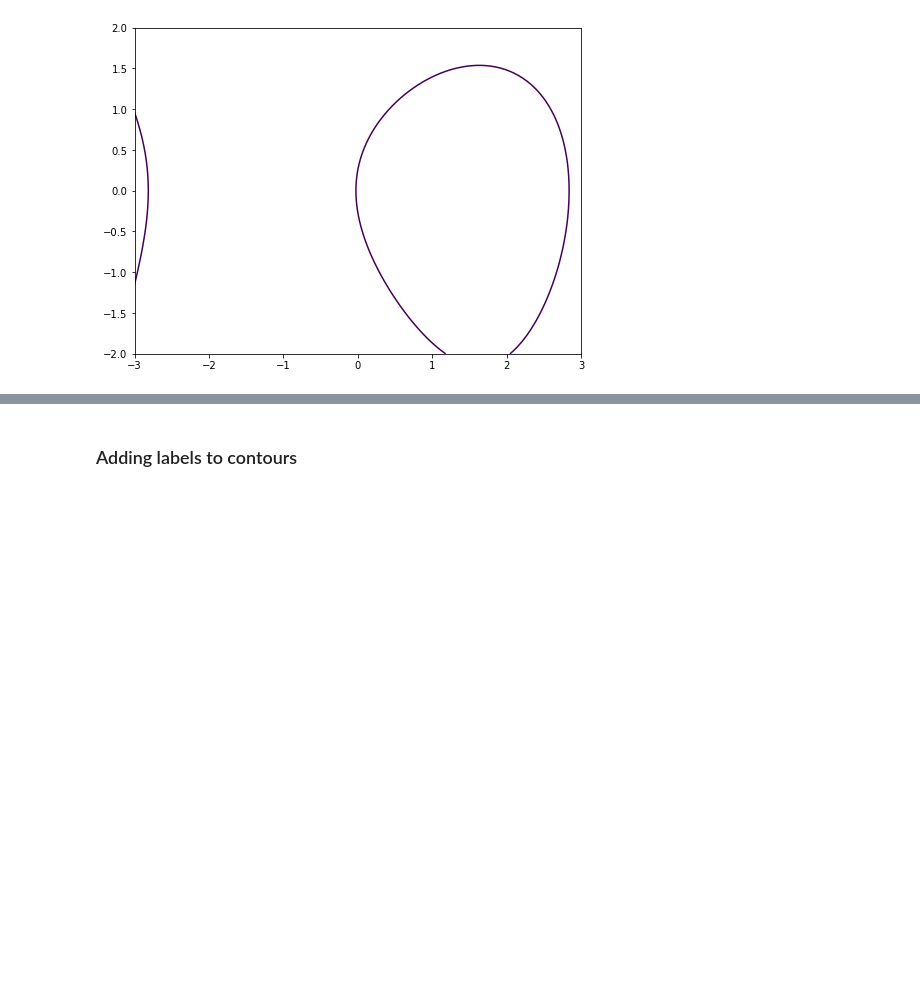
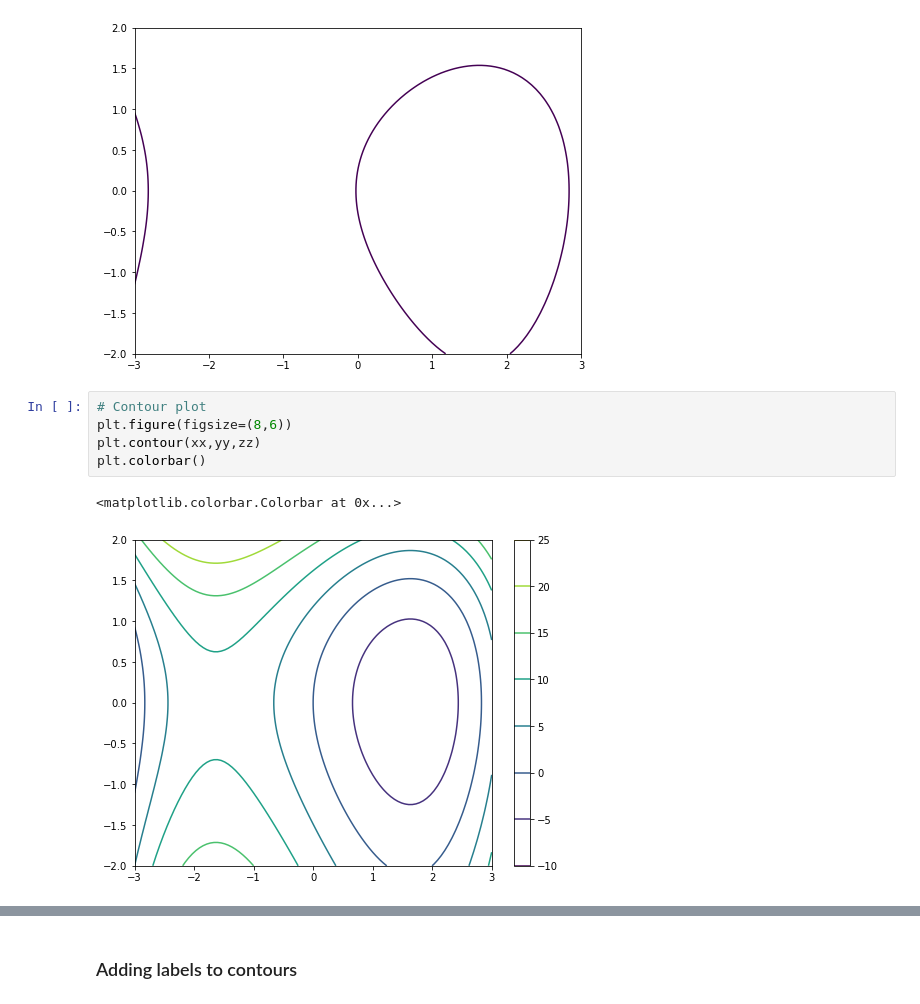
Before and after one commit to emilydumas/mcs275spring2022, a Jupyter notebook: samplecode/matplotlib/mpl-intro.ipynb, the cells around one changed output, grey strips where cells are left out. Drawn from its saved outputs; the diff is of its cells as text; blank space fills up the shorter version.

```diff
--- a/samplecode/matplotlib/mpl-intro.ipynb
+++ b/samplecode/matplotlib/mpl-intro.ipynb
@@ -375,4 +375,12 @@ plt.contour(xx,yy,zz,[0.2])
 plt.show()
 # %% [output]
 [figure]
+# %%
+# Contour plot
+plt.figure(figsize=(8,6))
+plt.contour(xx,yy,zz)
+plt.colorbar()
+# %% [output]
+<matplotlib.colorbar.Colorbar at 0x...>
+[figure, added]
 # %%
```
Also changed, not shown: parts of 1 cell of this notebook.
